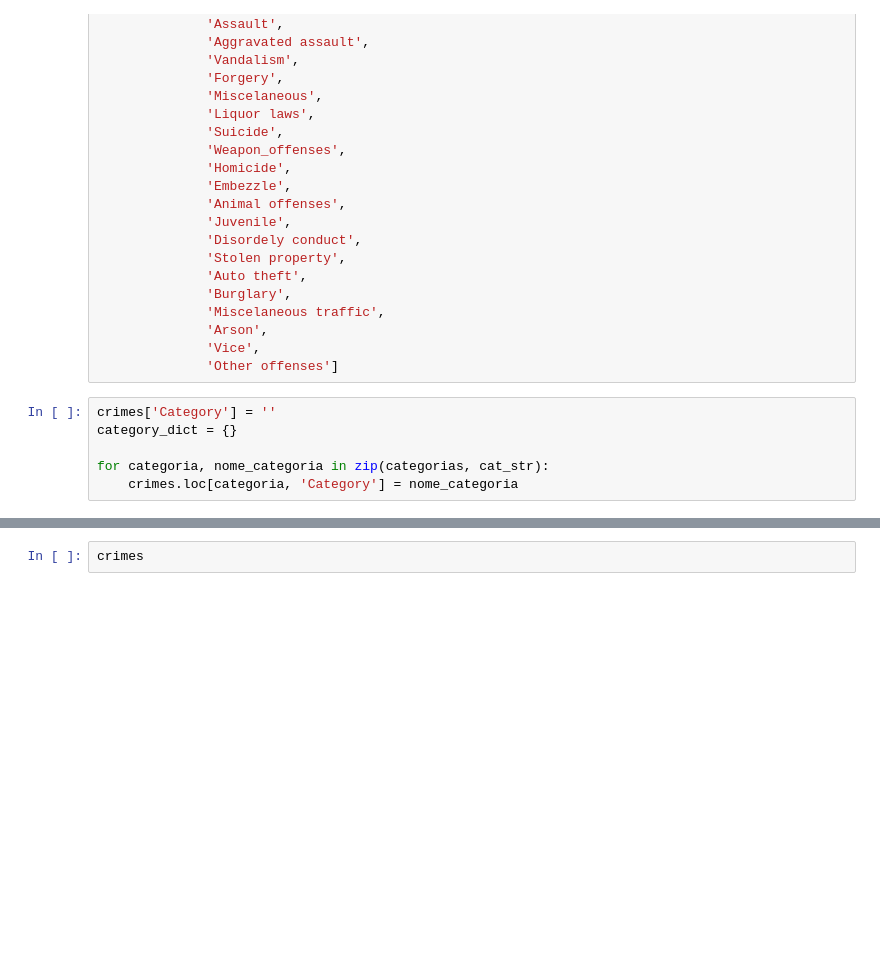
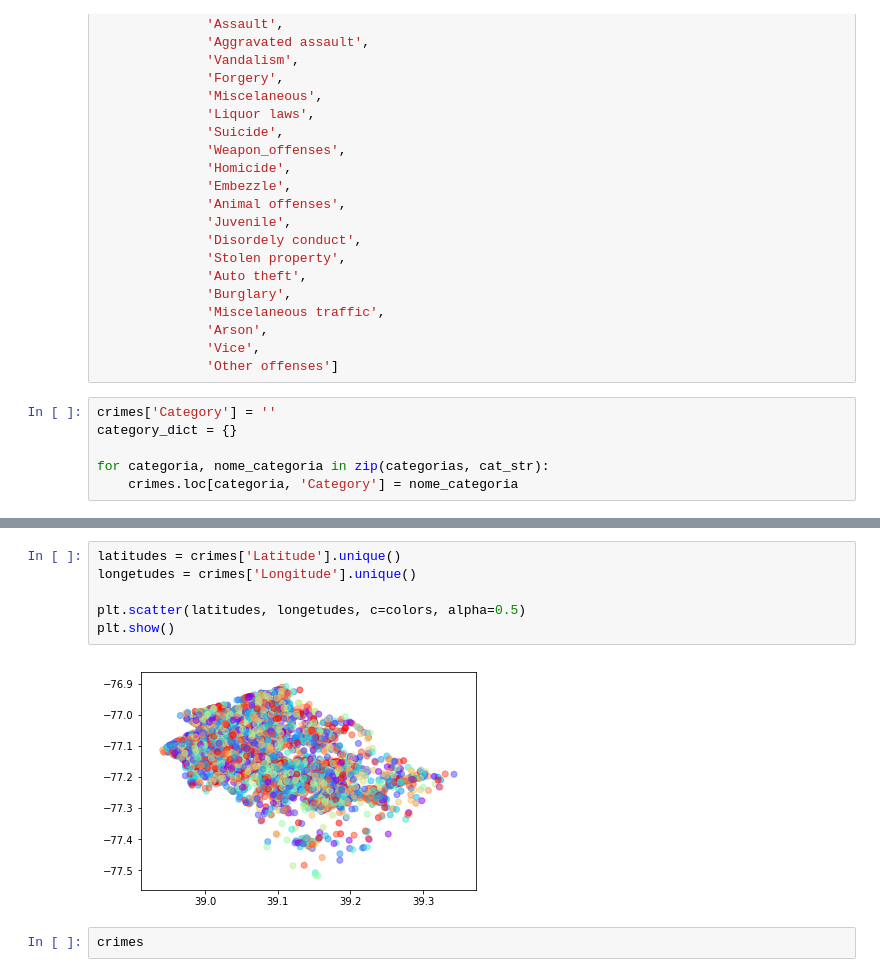
Before and after one commit to abugim/Minority-Report, a Jupyter notebook: Classificacao_ocorrencias.ipynb, the cells around one changed output, grey strips where cells are left out. Drawn from its saved outputs; the diff is of its cells as text; blank space fills up the shorter version.

Commit message:
Dispersao dos crimes, utilizando location (em construção)

```diff
--- a/Classificacao_ocorrencias.ipynb
+++ b/Classificacao_ocorrencias.ipynb
@@ -314,4 +314,12 @@ SILVER SPRING
 ... (4 outputs left out)
+# %%
+latitudes = crimes['Latitude'].unique()
+longetudes = crimes['Longitude'].unique()
+
+plt.scatter(latitudes, longetudes, c=colors, alpha=0.5)
+plt.show()
+# %% [output]
+[figure, added]
 # %%
 crimes
 # %% [output]
```
Also changed, not shown: parts of 4 cells of this notebook.
